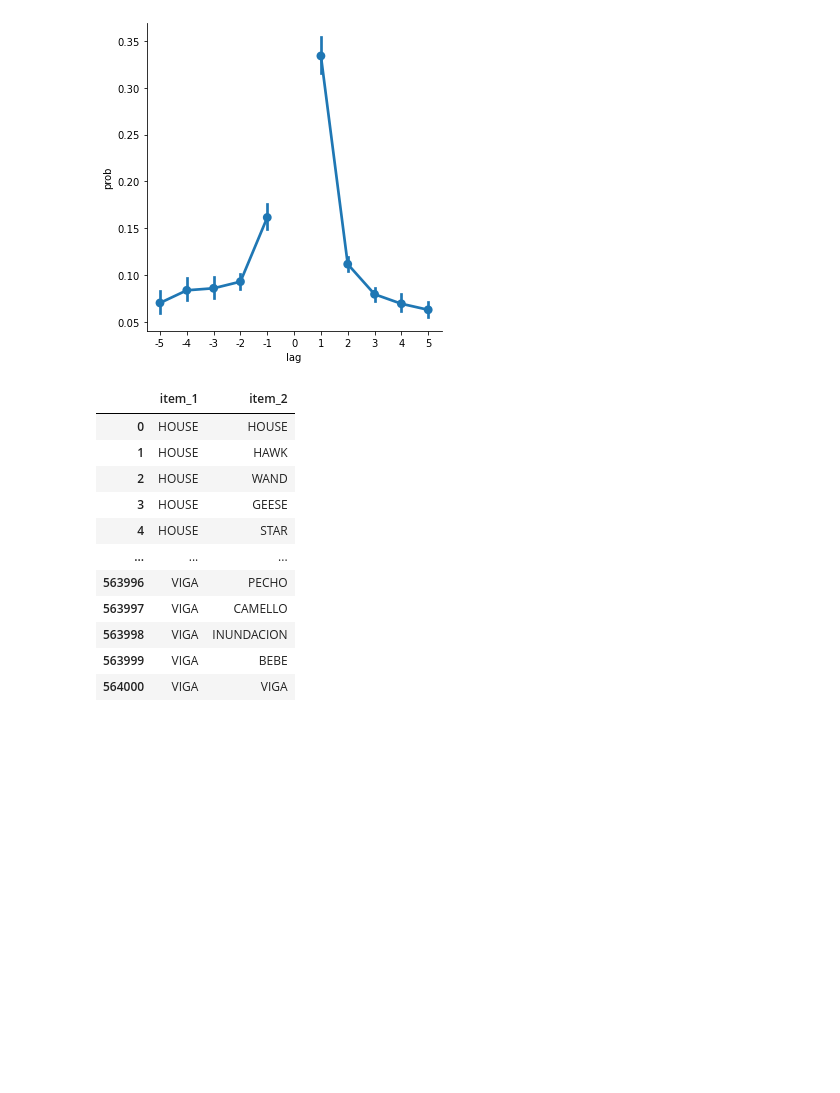
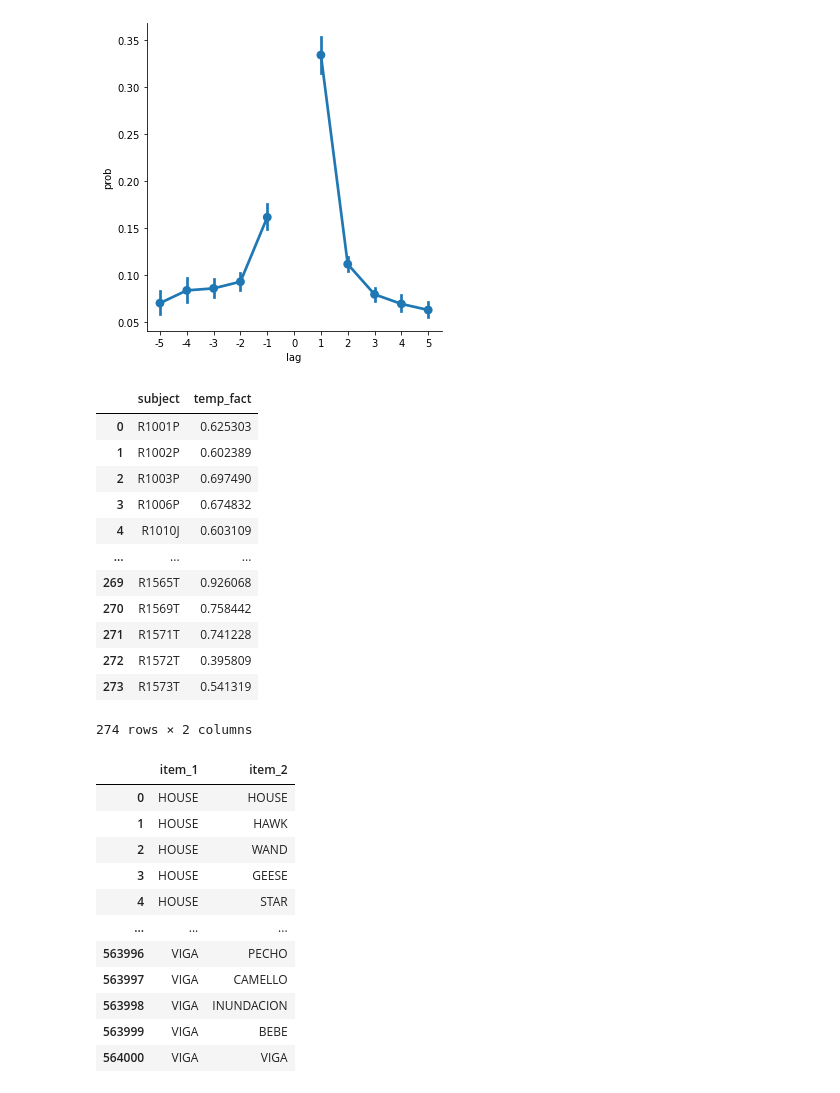
Before and after one commit to pennmem/pybeh_pd, a Jupyter notebook: FR1_analyses.ipynb, the cells around one changed output. Saved outputs shown, nothing was run; the diff lists cells and outputs as text; code cells hidden in the pictures; blank space fills up the shorter version.

```diff
--- a/FR1_analyses.ipynb
+++ b/FR1_analyses.ipynb
@@ -38,11 +37,25 @@ g = sns.catplot(x='lag', y='prob', kind='point',
 # %%
 pb_temp_fact = events.groupby("subject").apply(pb.pd_temp_fact,
                                                    itemno_column='item_num',
                                                    list_index=['subject', 'session', 'list'],
-                                                   pres_type="WORD", rec_type="REC_WORD", type_column='type', ret_counts=False,
-                                                   ).reset_index()
+                                                   pres_type="WORD", rec_type="REC_WORD", type_column='type'
+                                                   ).to_frame(name='temp_fact').reset_index()
 
 pb_temp_fact
+# %% [output]
+|  | subject | temp_fact |
+| 0 | R1001P | 0.625303 |
+| 1 | R1002P | 0.602389 |
+| 2 | R1003P | 0.697490 |
+| 3 | R1006P | 0.674832 |
+| 4 | R1010J | 0.603109 |
+| ... | ... | ... |
+| 269 | R1565T | 0.926068 |
+| 270 | R1569T | 0.758442 |
+| 271 | R1571T | 0.741228 |
+| 272 | R1572T | 0.395809 |
+| 273 | R1573T | 0.541319 |
+274 rows × 2 columns
 # %%
 # replace item nums so they are consistent across subjects
 item_col = 'item'
```
Also changed, not shown: parts of 4 cells of this notebook.
